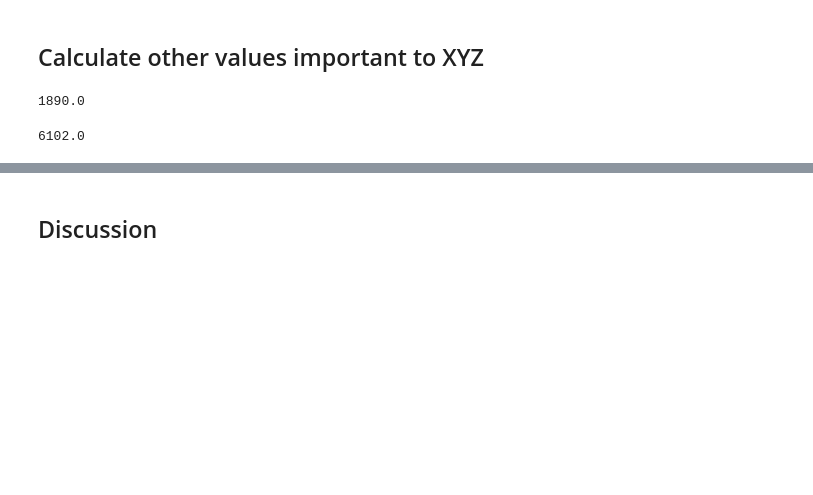
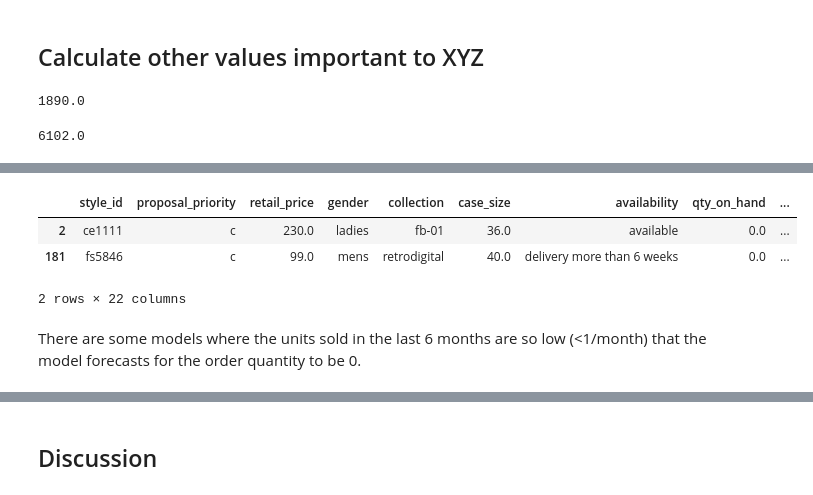
Before and after one commit to vmorenocosta/project-capstone-watch-sales, a Jupyter notebook: code/07_Proposal_Order_Amounts.ipynb, the cells around one changed output, grey strips where cells are left out. Cells and saved outputs as stored; diff of their text form; code cells hidden in the pictures; blank space fills up the shorter version.

```diff
--- a/code/07_Proposal_Order_Amounts.ipynb
+++ b/code/07_Proposal_Order_Amounts.ipynb
@@ -72,3 +100,12 @@ qty_sold_last_6m
+# %%
+order_sheet[order_sheet.months_of_supply_raw_calc < 3]
+# %% [output]
+|  | style_id | proposal_priority | retail_price | gender | collection | case_size | availability | qty_on_hand | ... |
+| 2 | ce1111 | c | 230.0 | ladies | fb-01 | 36.0 | available | 0.0 | ... |
+| 181 | fs5846 | c | 99.0 | mens | retrodigital | 40.0 | delivery more than 6 weeks | 0.0 | ... |
+2 rows × 22 columns
+# %% [markdown]
+There are some models where the units sold in the last 6 months are so low (<1/month) that the model forecasts for the order quantity to be 0.
 # %%
 # Calculate cost of the order
 proposal_cost = round((order_sheet.xyz_cost*order_sheet.order_quantity).sum())
```
Also changed, not shown: parts of 17 cells of this notebook, 17 other files.
